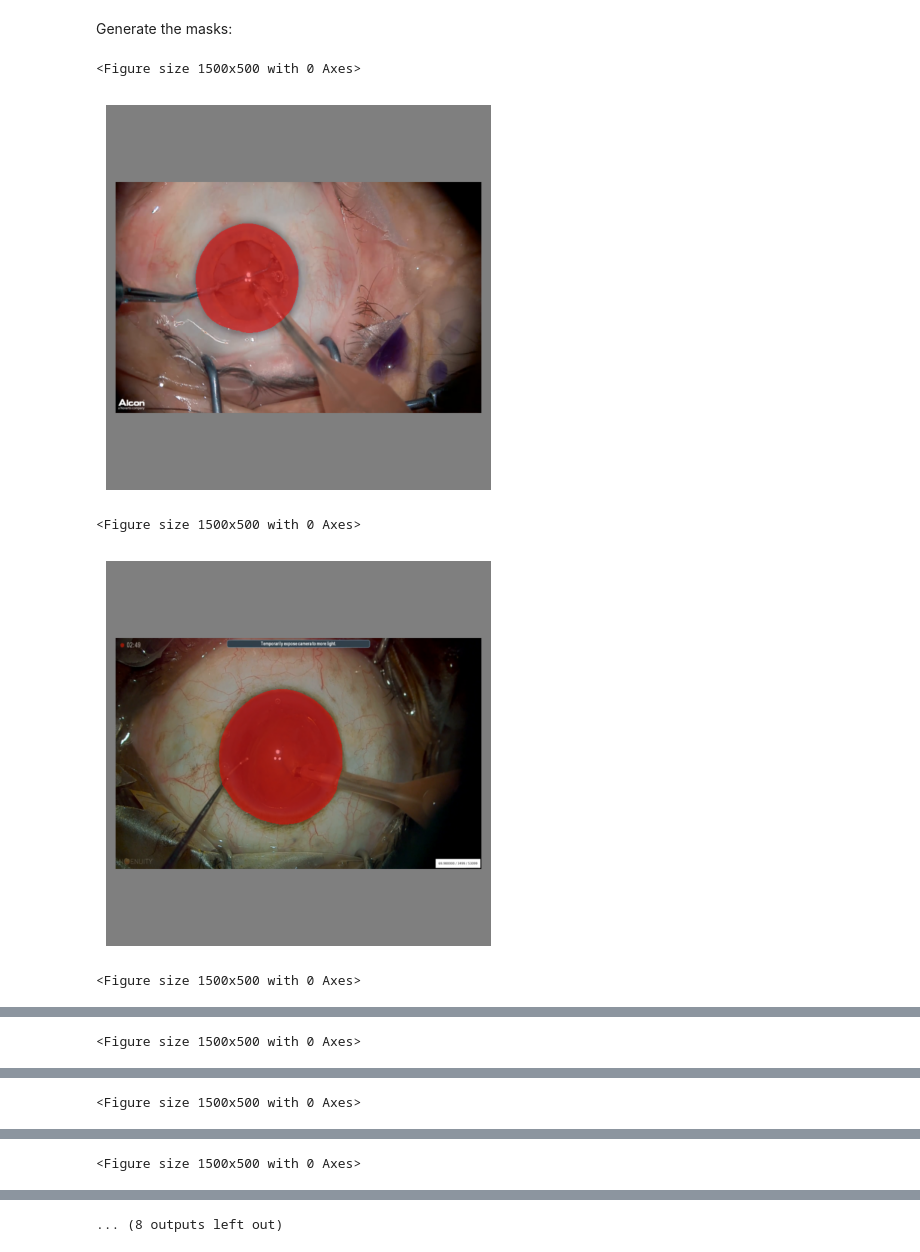
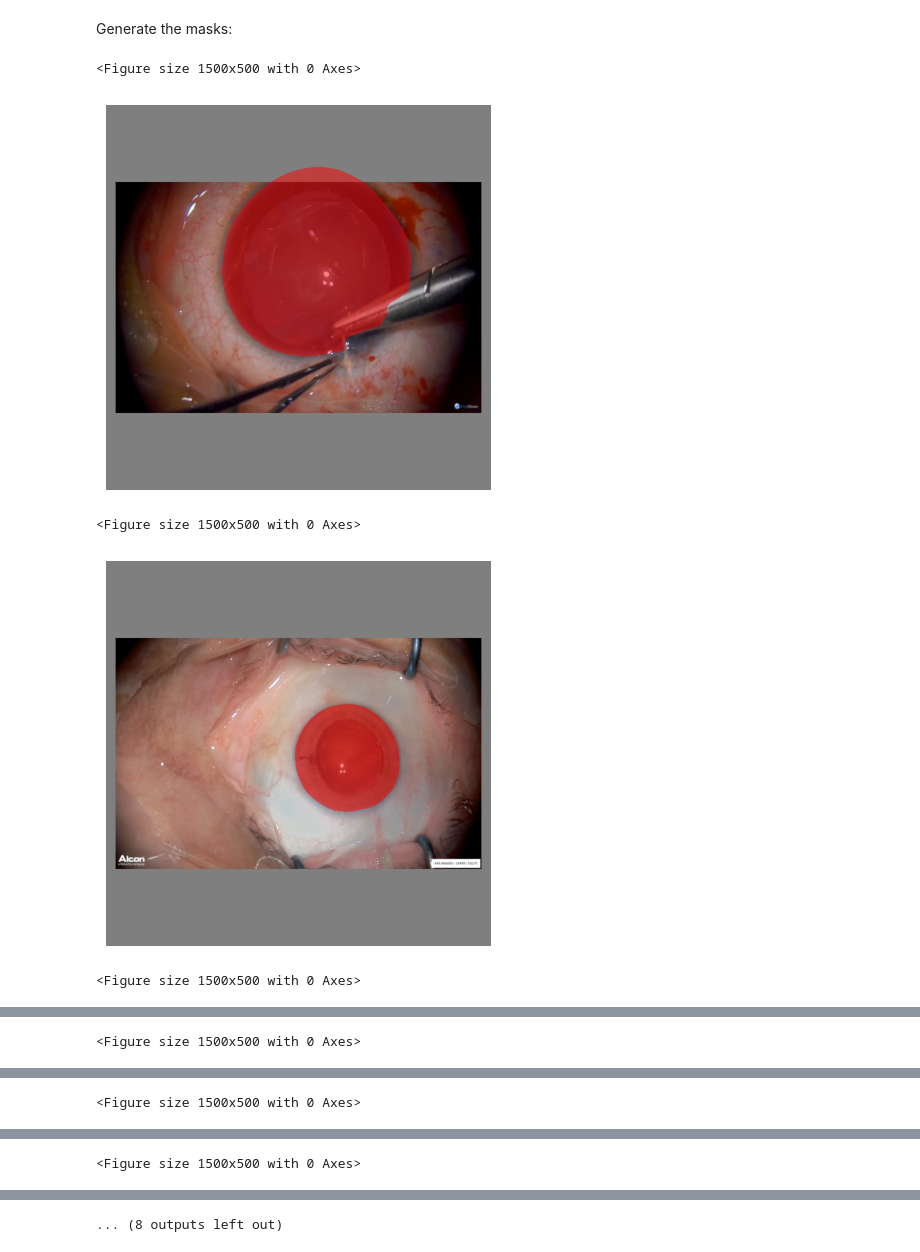
Before and after one commit to Jonathm126/CataractIrisSegmentation_SMP, a Jupyter notebook: train_model.ipynb, the cells around one changed output, grey strips where cells are left out. Saved outputs shown, nothing was run; the diff lists cells and outputs as text; code cells hidden in the pictures.

Commit message:
finished unet test

```diff
--- a/train_model.ipynb
+++ b/train_model.ipynb
@@ -24,7 +23,8 @@ device = torch.device("cuda" if torch.cuda.is_available() else "cpu")
 #### Configuration
 Load Configuration:
 # %%
-config_name = "Unet_resnet34_train.json"
+config_name = "Unet_resnet34_load.json"
 paths, config = my_utils.load_configs(config_name, 'paths_laptop.json') # select paths file
+from models.transforms import data_transforms_v0 as data_transforms # select the correct transform!
 # %% [output]
 |  | Key | Value |
@@ -176,10 +137,10 @@ display_utils.plot_losses(pth, ['image_iou', 'image_loss'], test = True)
 We will begin by generating the predicted masks on the validation dataset, and save them to disk in `train_data_root\infer\NAME`.
 Also, we will display a few images.
 # %%
-time = True # should we time this
+time = False # should we time this
 
 save_pth = os.path.join(paths['train_data_root'], 'infer', config['NAME'])
-timings = infer_set(model, device, save_pth, dataset=valid_dl.dataset, save=False, to_print=None, time = time, all = True)
+timings = infer_set(model, device, save_pth, dataset=valid_dl.dataset, save=False, to_print=5, time = False)
 
 # save timings
 if time:
@@ -199,20 +172,20 @@ infer_dataset = SegmentationInferenceDataset(paths['inference_data_root'], trans
 # %% [markdown]
 Generate the masks:
 # %%
-time = True # select
+time = False # select
 save_pth = os.path.join(paths['inference_save_path'])
-timings = infer_set(model, device, save_pth, dataset=infer_dataset, save=True, to_print=4, time = time)
+timings = infer_set(model, device, save_pth, dataset=infer_dataset, save=False, to_print=10, time = time)
 
 # save timings
 if time:
     output_file = os.path.join(test_csv_logger.log_dir,'timing.csv')
     os.makedirs(test_csv_logger.log_dir, exist_ok=True)
     with open(output_file, 'w') as f:
         f.write('inference_dataset'+'\n')
         timings.tofile(f, sep='\n', format='%f')
 # %% [output]
 <Figure size 1500x500 with 0 Axes>
-[figure, old version]
+[figure, new version]
 <Figure size 1500x500 with 0 Axes>
-[figure, old version]
+[figure, new version]
 <Figure size 1500x500 with 0 Axes>
```
Also changed, not shown: parts of 8 cells of this notebook, 15 other files.
